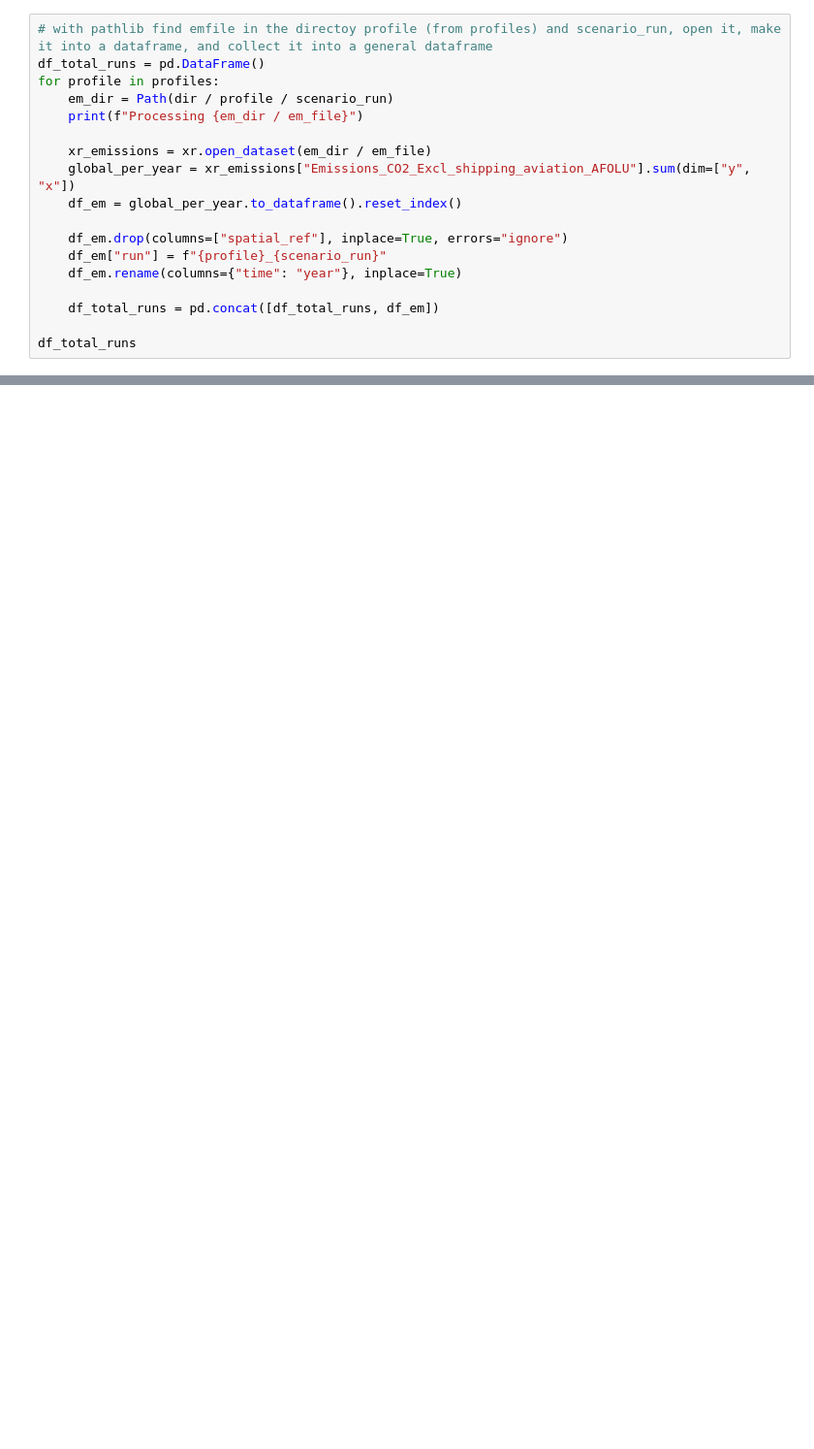
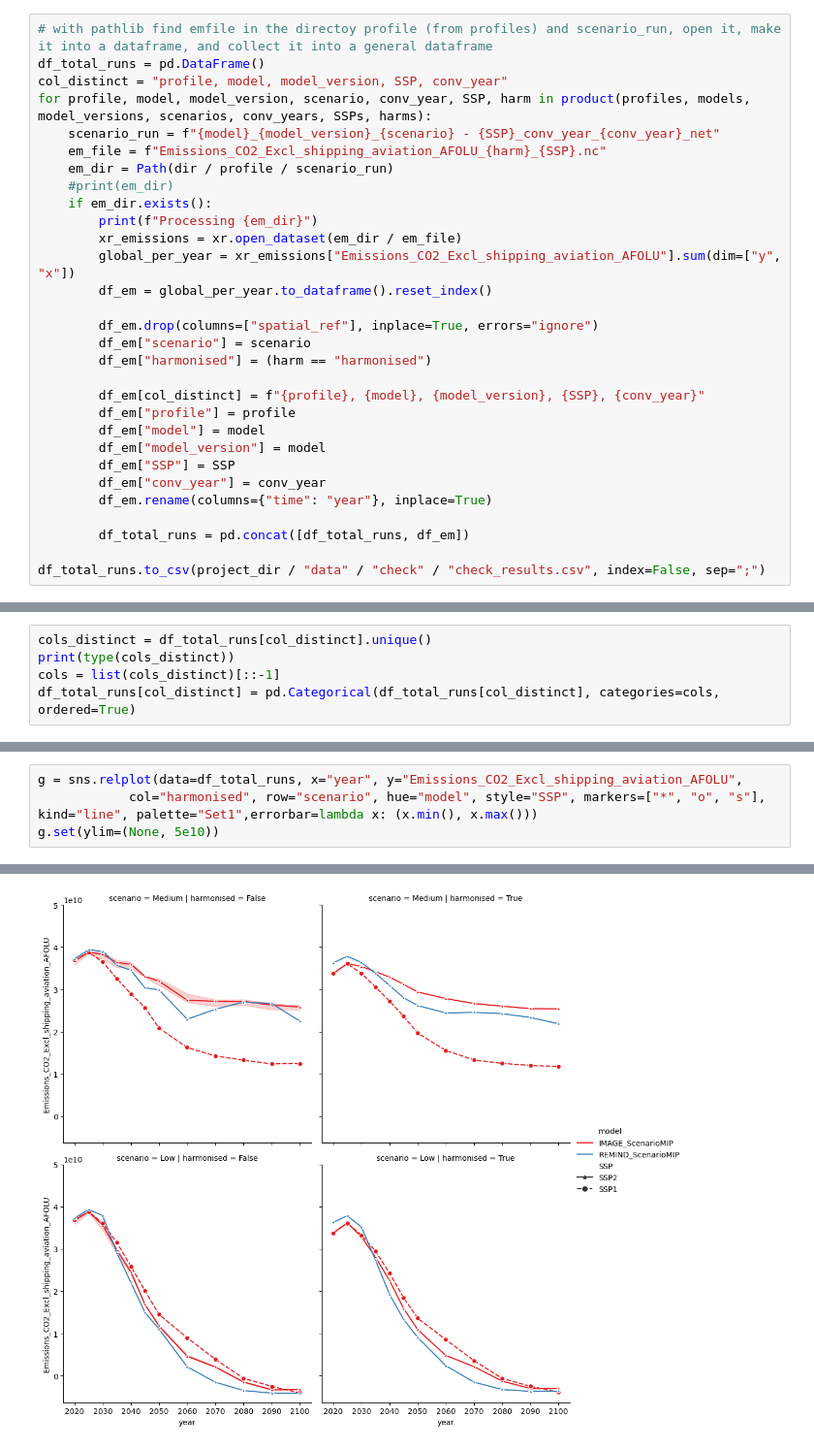
Before and after one commit to imagepbl/downscaling, a Jupyter notebook: Kaya_downscaling/checks/check_results.ipynb, the cells around one changed output, grey strips where cells are left out. Shown at 97% size. Saved outputs shown, nothing was run; the diff lists cells and outputs as text; blank space fills up the shorter version.

```diff
--- a/Kaya_downscaling/checks/check_results.ipynb
+++ b/Kaya_downscaling/checks/check_results.ipynb
@@ -31,19 +46,31 @@ Data variables:
 # %%
 # with pathlib find emfile in the directoy profile (from profiles) and scenario_run, open it, make it into a dataframe, and collect it into a general dataframe
 df_total_runs = pd.DataFrame()
-for profile in profiles:
+col_distinct = "profile, model, model_version, SSP, conv_year"
+for profile, model, model_version, scenario, conv_year, SSP, harm in product(profiles, models, model_versions, scenarios, conv_years, SSPs, harms):
+    scenario_run = f"{model}_{model_version}_{scenario} - {SSP}_conv_year_{conv_year}_net"
+    em_file = f"Emissions_CO2_Excl_shipping_aviation_AFOLU_{harm}_{SSP}.nc"
     em_dir = Path(dir / profile / scenario_run)
-    print(f"Processing {em_dir / em_file}")
+    #print(em_dir)
+    if em_dir.exists():
+        print(f"Processing {em_dir}")
+        xr_emissions = xr.open_dataset(em_dir / em_file)
+        global_per_year = xr_emissions["Emissions_CO2_Excl_shipping_aviation_AFOLU"].sum(dim=["y", "x"])
+        df_em = global_per_year.to_dataframe().reset_index()
 
-    xr_emissions = xr.open_dataset(em_dir / em_file)
-    global_per_year = xr_emissions["Emissions_CO2_Excl_shipping_aviation_AFOLU"].sum(dim=["y", "x"])
-    df_em = global_per_year.to_dataframe().reset_index()
+        df_em.drop(columns=["spatial_ref"], inplace=True, errors="ignore")
+        df_em["scenario"] = scenario
+        df_em["harmonised"] = (harm == "harmonised")
 
-    df_em.drop(columns=["spatial_ref"], inplace=True, errors="ignore")
-    df_em["run"] = f"{profile}_{scenario_run}"
-    df_em.rename(columns={"time": "year"}, inplace=True)
+        df_em[col_distinct] = f"{profile}, {model}, {model_version}, {SSP}, {conv_year}"
+        df_em["profile"] = profile
+        df_em["model"] = model
+        df_em["model_version"] = model
+        df_em["SSP"] = SSP
+        df_em["conv_year"] = conv_year
+        df_em.rename(columns={"time": "year"}, inplace=True)
 
-    df_total_runs = pd.concat([df_total_runs, df_em])
+        df_total_runs = pd.concat([df_total_runs, df_em])
 
-df_total_runs
+df_total_runs.to_csv(project_dir / "data" / "check" / "check_results.csv", index=False, sep=";")
 # %% [output]
@@ -71,0 +94,5 @@ Processing K:\PythonWork\downscaling\Kaya_downscaling\data\processed\sensitivity
+# %%
+cols_distinct = df_total_runs[col_distinct].unique()
+print(type(cols_distinct))
+cols = list(cols_distinct)[::-1]
+df_total_runs[col_distinct] = pd.Categorical(df_total_runs[col_distinct], categories=cols, ordered=True)
@@ -71,0 +112,5 @@ Processing K:\PythonWork\downscaling\Kaya_downscaling\data\processed\sensitivity
+# %%
+g = sns.relplot(data=df_total_runs, x="year", y="Emissions_CO2_Excl_shipping_aviation_AFOLU",
+            col="harmonised", row="scenario", hue="model", style="SSP", markers=["*", "o", "s"], kind="line", palette="Set1",errorbar=lambda x: (x.min(), x.max()))
+g.set(ylim=(None, 5e10))
+# %% [output]
@@ -71,0 +118 @@ Processing K:\PythonWork\downscaling\Kaya_downscaling\data\processed\sensitivity
+[figure, added]
```
Also changed, not shown: parts of 10 cells of this notebook, 12 other files.
